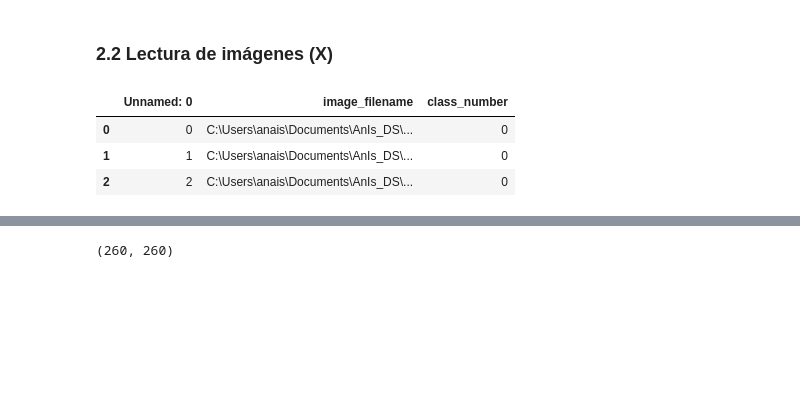
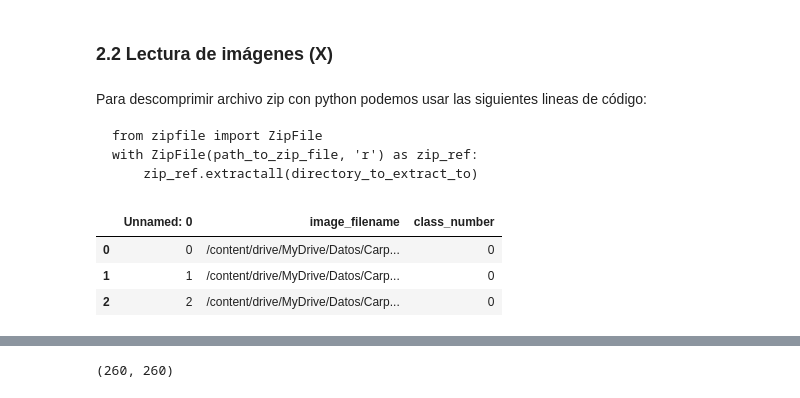
Before and after one commit to AnIsAsPe/ClassificadorCancerEsofago, a Jupyter notebook: PerceptronClasificadorCancerEsófago.ipynb, the cells around one changed output, grey strips where cells are left out. Cells and saved outputs as stored; diff of their text form; code cells hidden in the pictures; blank space fills up the shorter version.

````diff
--- a/PerceptronClasificadorCancerEsófago.ipynb
+++ b/PerceptronClasificadorCancerEsófago.ipynb
@@ -78,3 +66,7 @@ datos = pd.read_csv(path+"ClasesImagenes.csv")
+# %%
+#Leemos los datos
+
+datos = pd.read_csv('/content/drive/MyDrive/Datos/DatosCancer/ClasesImagenes.csv')
 # %%
 datos.head()  #muestra los primeros cinco registros
 # %% [output]
@@ -104,18 +96,27 @@ Clase 0 corresponde a tejido sano y Clase 1 a tejido Cancerígeno
 Y=datos.class_number   #Guardamos las etiquetas de las imagenes como serie de pandas
 # %% [markdown]
 ### 2.2 Lectura de imágenes (X)
+# %% [markdown]
+Para descomprimir archivo zip con python podemos usar las siguientes lineas de código:
+
+
+```
+from zipfile import ZipFile
+with ZipFile(path_to_zip_file, 'r') as zip_ref:
+    zip_ref.extractall(directory_to_extract_to)
+```
 # %%
 #Al nombre de cada imagen necesitamos añadirle la ruta del directorio en el que se encuentra
 
-image_path = "C:\\Users\\anais\\Documents\\AnIs_DS\\Perceptrón\\Implementación clasificación cáncer\\DatosCancer\\CarpetaImagenes\\"
+image_path = "/content/drive/MyDrive/Datos/Carpeta Imagenes cancer unzip"
 datos['image_filename'] = datos['image_filename'].apply(lambda x: [os.path.join(image_path, x)])
 datos['image_filename'] = datos['image_filename'].str.get(0)
 
 datos.head(3)
 # %% [output]
 |  | Unnamed: 0 | image_filename | class_number |
-| 0 | 0 | C:\Users\anais\Documents\AnIs_DS\... | 0 |
-| 1 | 1 | C:\Users\anais\Documents\AnIs_DS\... | 0 |
-| 2 | 2 | C:\Users\anais\Documents\AnIs_DS\... | 0 |
+| 0 | 0 | /content/drive/MyDrive/Datos/Carp... | 0 |
+| 1 | 1 | /content/drive/MyDrive/Datos/Carp... | 0 |
+| 2 | 2 | /content/drive/MyDrive/Datos/Carp... | 0 |
 # %%
 #Cargamos las imagenes del conjunto d entrenamiento como lista de matrices (np.arrays)
````
Also changed, not shown: parts of 3 cells of this notebook.
